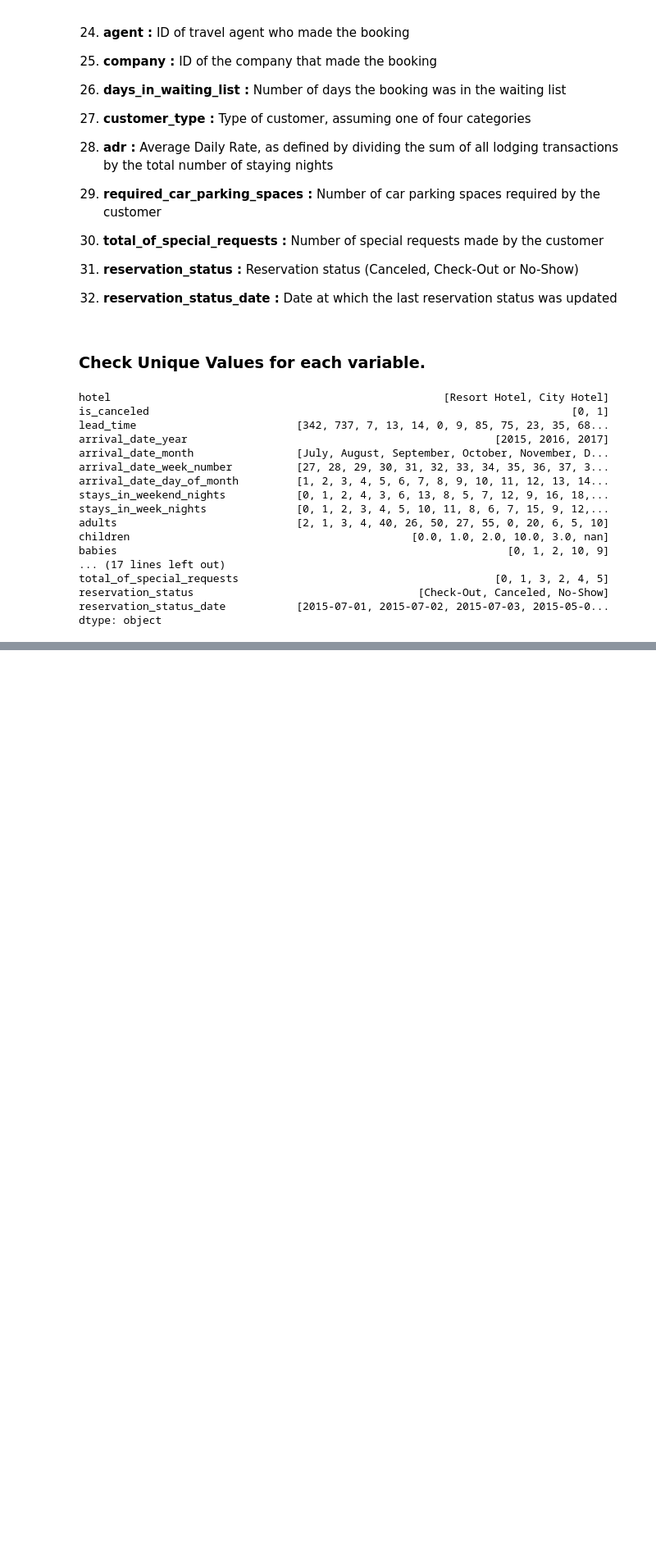
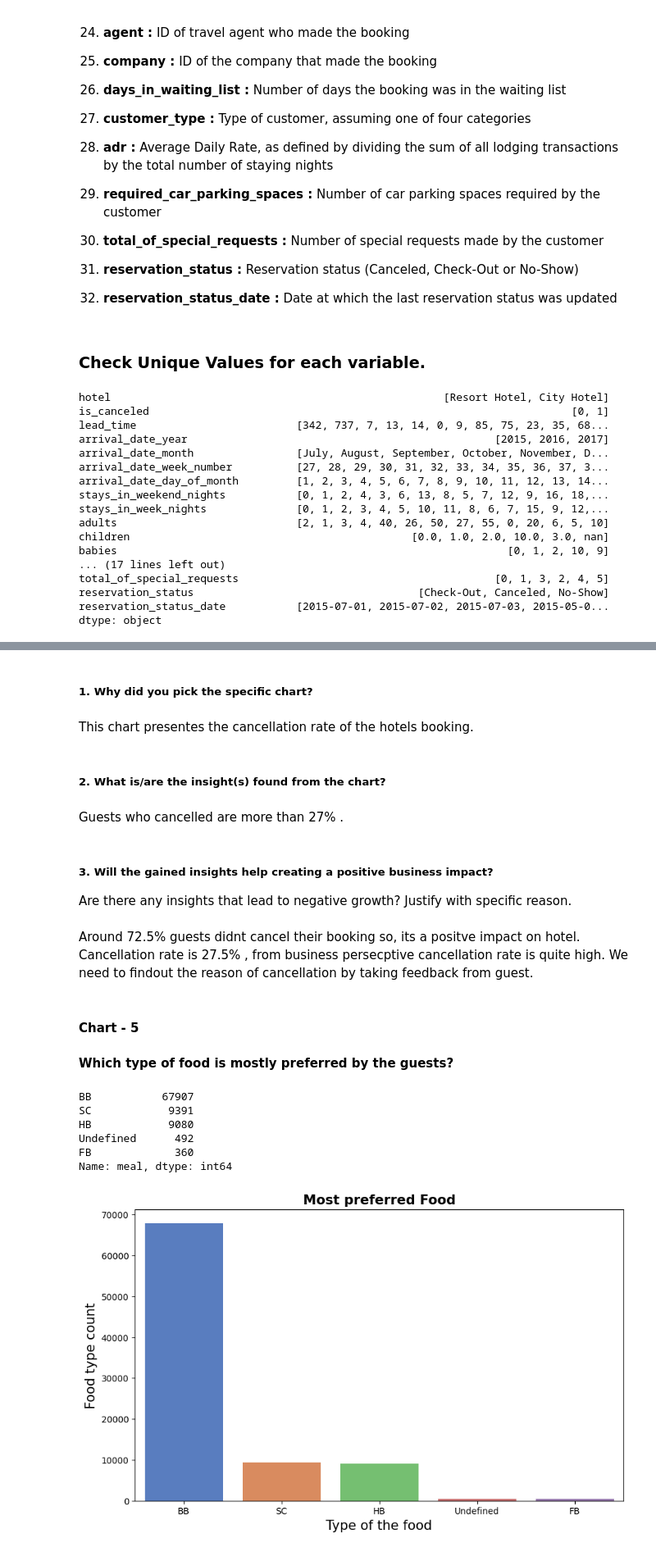
Before and after one commit to aanchaljain1993/Project-2, a Jupyter notebook: EDA_Hotel_Booking.ipynb, the cells around one changed output, grey strips where cells are left out. Shown at 82% size. Saved outputs shown, nothing was run; the diff lists cells and outputs as text; code cells hidden in the pictures; blank space fills up the shorter version.

```diff
--- a/EDA_Hotel_Booking.ipynb
+++ b/EDA_Hotel_Booking.ipynb
@@ -322,0 +582,40 @@ dtype: object
+# %% [markdown]
+##### 1. Why did you pick the specific chart?
+# %% [markdown]
+This chart presentes the cancellation rate of the hotels booking.
+# %% [markdown]
+##### 2. What is/are the insight(s) found from the chart?
+# %% [markdown]
+Guests who cancelled are more than 27% .
+# %% [markdown]
+##### 3. Will the gained insights help creating a positive business impact?
+Are there any insights that lead to negative growth? Justify with specific reason.
+# %% [markdown]
+Around 72.5% guests didnt cancel their booking so, its a positve impact on hotel. Cancellation rate is 27.5% , from business persecptive cancellation rate is quite high.
+We need to findout the reason of cancellation by taking feedback from guest.
+# %% [markdown]
+#### **Chart - 5**
+# %% [markdown]
+**Which type of food is mostly preferred by the guests?**
+# %%
+# count occurences each meal type
+meal_count=hotel_booking_df['meal'].value_counts()
+meal_count
+# %% [output]
+BB           67907
+SC            9391
+HB            9080
+Undefined      492
+FB             360
+Name: meal, dtype: int64
+# %%
+# .visualize the data
+plt.figure(figsize=(10,6))
+sns.countplot(x=hotel_booking_df['meal'],order=meal_count.index,palette="muted")
+
+plt.title("Most preferred Food",fontsize=15, fontweight='bold')
+plt.xlabel('Type of the food', fontsize = 15)
+plt.ylabel('Food type count', fontsize = 15)
+plt.show()
+# %% [output]
+[figure, added]
```
Also changed, not shown: parts of 137 cells of this notebook.
